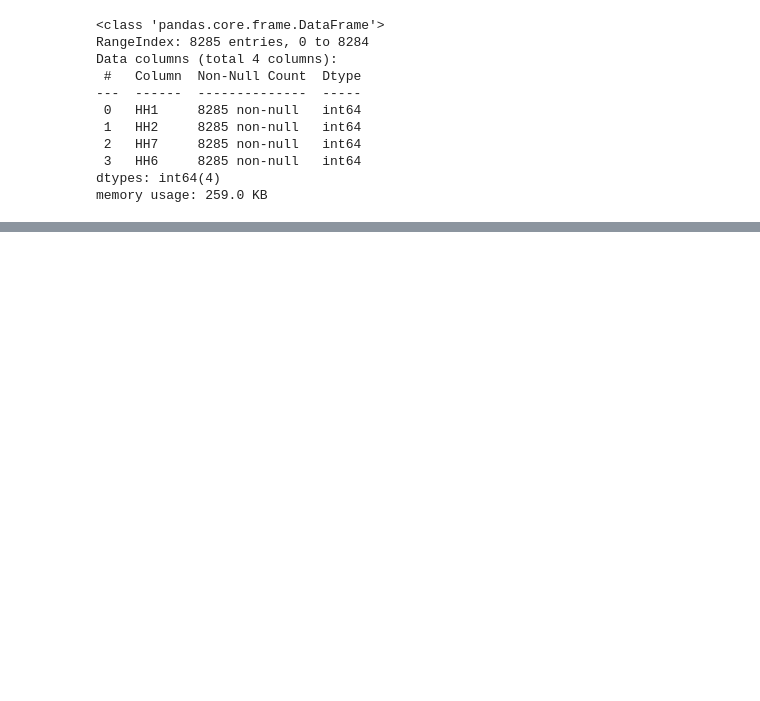
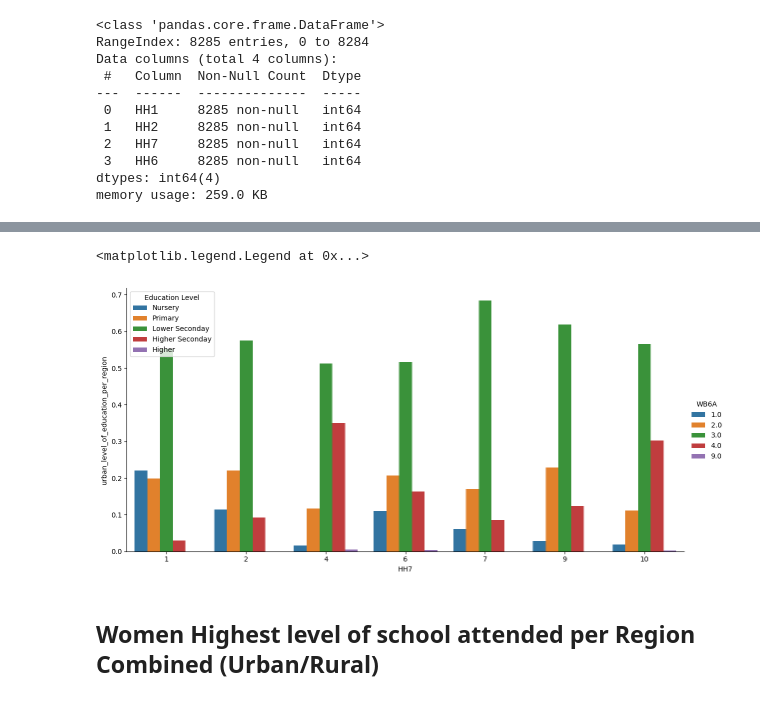
Before and after one commit to simeonachester/bos_data_competition_2023, a Jupyter notebook: MICS6_2023_Stats-Day-Competition/education_analysis/women_school_attendance.ipynb, the cells around one changed output, grey strips where cells are left out. Cells and saved outputs as stored; diff of their text form; code cells hidden in the pictures; blank space fills up the shorter version.

```diff
--- a/MICS6_2023_Stats-Day-Competition/education_analysis/women_school_attendance.ipynb
+++ b/MICS6_2023_Stats-Day-Competition/education_analysis/women_school_attendance.ipynb
@@ -65,0 +307,29 @@ get_region_and_area(2, 12)
+# %%
+cx = sns.catplot(
+    data=df_urban_women,
+    x="HH7",
+    y="urban_level_of_education_per_region",
+    hue="WB6A",
+    # col="HH6",
+    kind="bar",
+    height=6,
+    aspect=2,
+    errorbar=None
+)
+plt.legend(loc='upper left', title="Education Level", labels=[
+    #    "Pre-primary or none repondents average",
+    #    "Primary repondents average",
+    #    "Seconday repondents average",
+    #    "Higher repondents average",
+    "Nursery",
+    "Primary",
+    "Lower Seconday",
+    "Higher Seconday",
+    "Higher",
+    "Don't Know"
+])
+# %% [output]
+<matplotlib.legend.Legend at 0x...>
+[figure, added]
+# %% [markdown]
+## Women Highest level of school attended per Region Combined (Urban/Rural)
```
Also changed, not shown: parts of 26 cells of this notebook, 10 other files.
